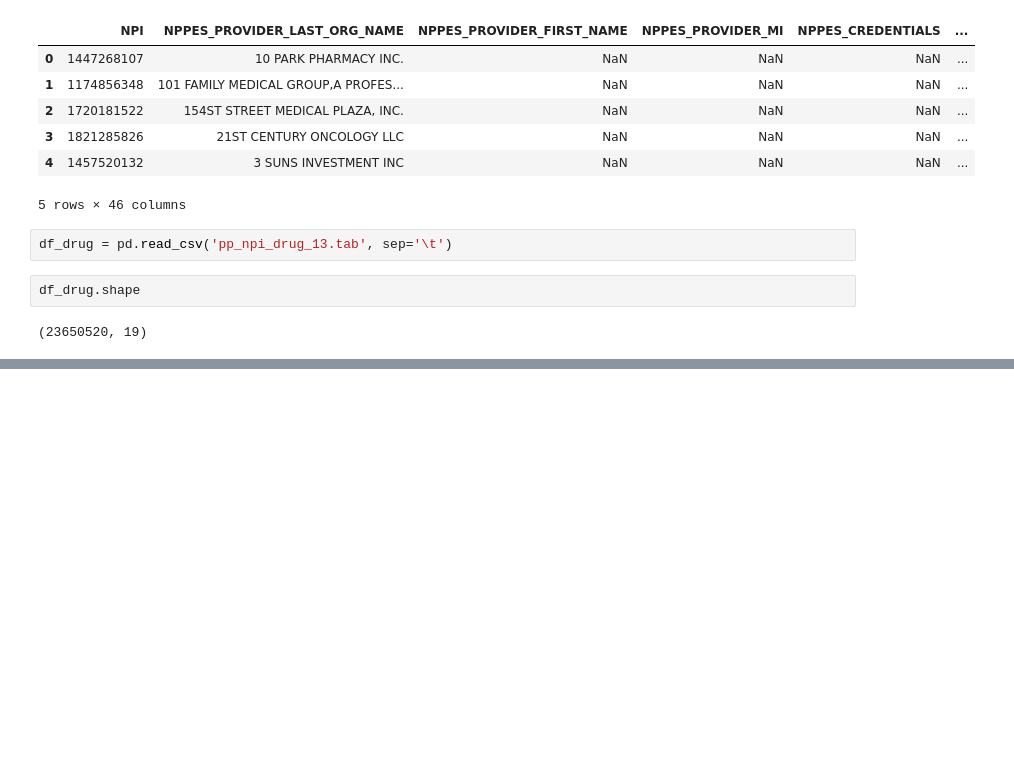
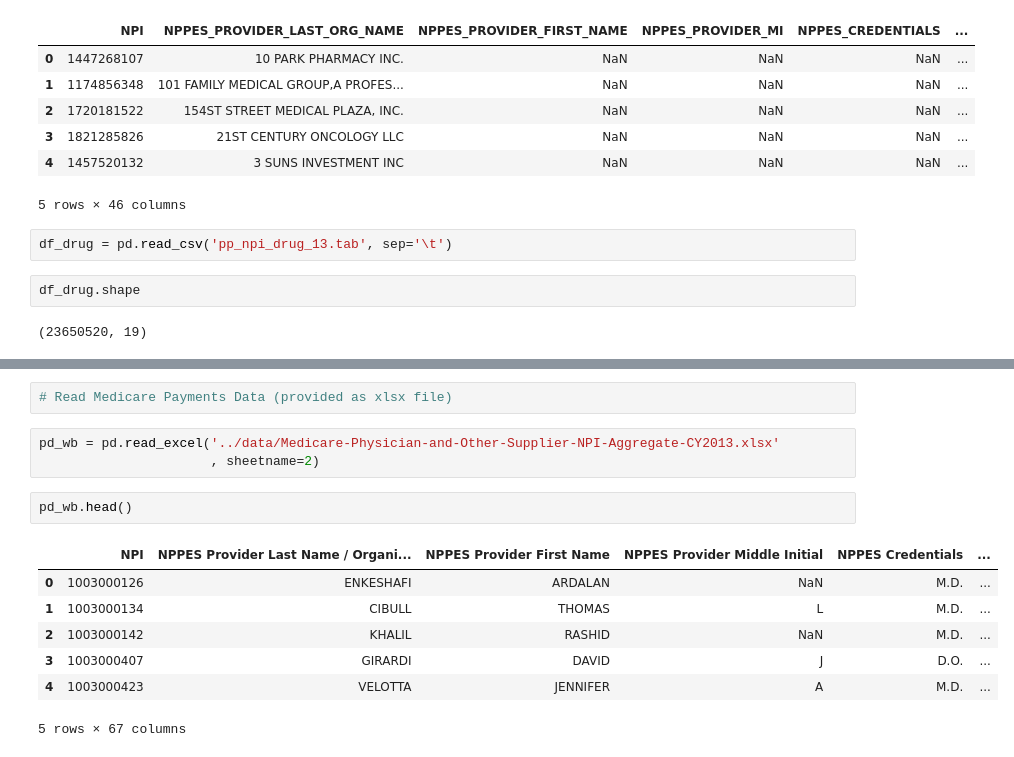
Before and after one commit to aurel1212/medicare-project, a Jupyter notebook: script/exp1.ipynb, the cells around one changed output, grey strips where cells are left out. Cells and saved outputs as stored; diff of their text form; blank space fills up the shorter version.

```diff
--- a/script/exp1.ipynb
+++ b/script/exp1.ipynb
@@ -91,0 +89,15 @@ NameError: name 'df' is not defined
+# %%
+# Read Medicare Payments Data (provided as xlsx file)
+# %%
+pd_wb = pd.read_excel('../data/Medicare-Physician-and-Other-Supplier-NPI-Aggregate-CY2013.xlsx'
+                      , sheetname=2)
+# %%
+pd_wb.head()
+# %% [output]
+|  | NPI | NPPES Provider Last Name / Organi... | NPPES Provider First Name | NPPES Provider Middle Initial | NPPES Credentials | ... |
+| 0 | 1003000126 | ENKESHAFI | ARDALAN | NaN | M.D. | ... |
+| 1 | 1003000134 | CIBULL | THOMAS | L | M.D. | ... |
+| 2 | 1003000142 | KHALIL | RASHID | NaN | M.D. | ... |
+| 3 | 1003000407 | GIRARDI | DAVID | J | D.O. | ... |
+| 4 | 1003000423 | VELOTTA | JENNIFER | A | M.D. | ... |
+5 rows × 67 columns
```
Also changed, not shown: parts of 6 cells of this notebook, 1 other file.
